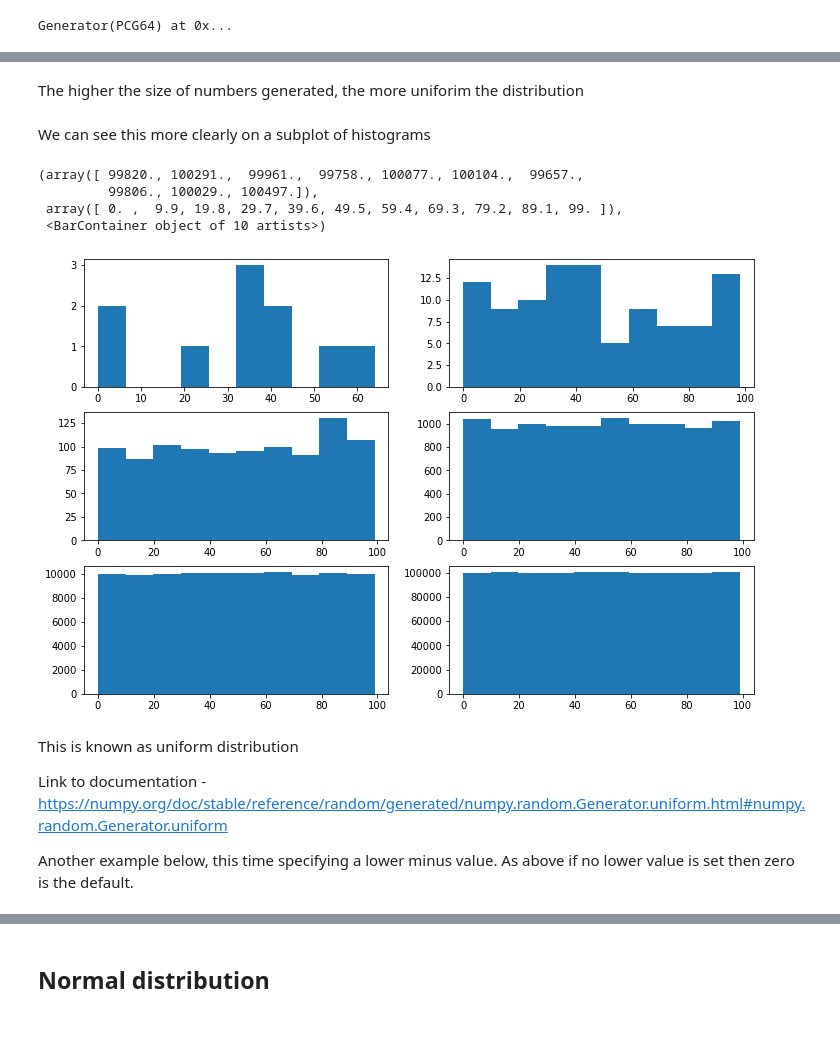
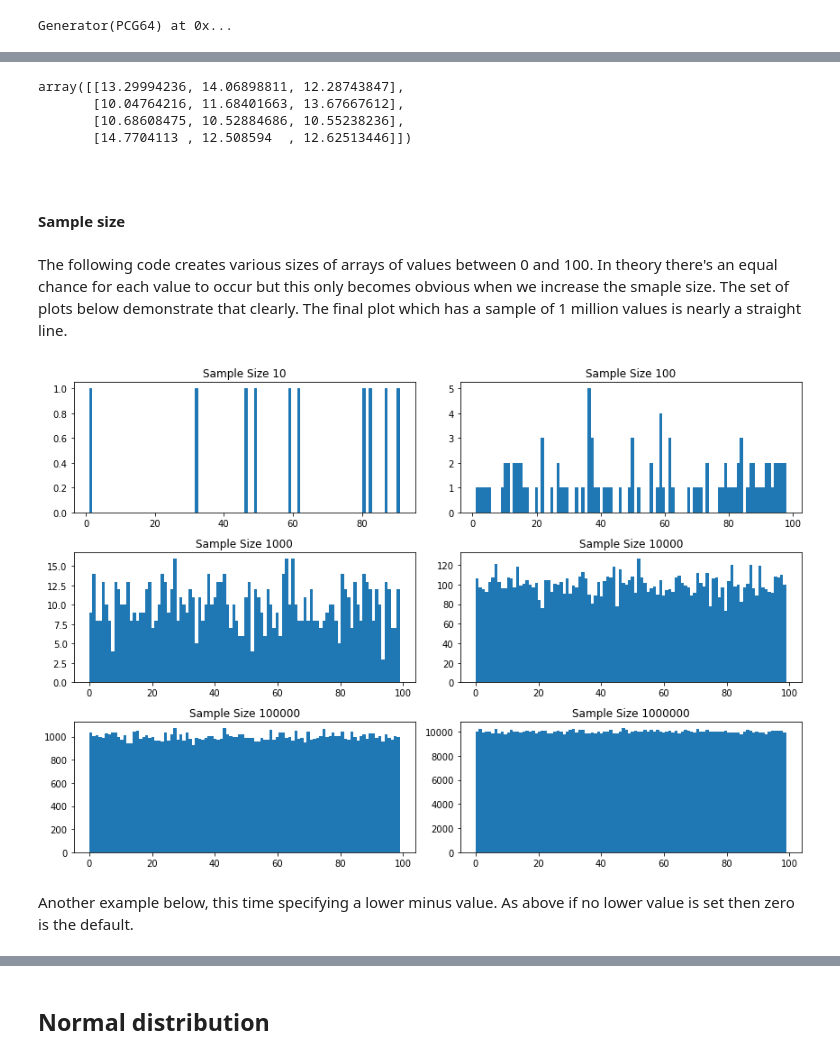
Before and after one commit to Caoimhinv/NumPy_Assignment, a Jupyter notebook: numpy.random.ipynb, the cells around one changed output, grey strips where cells are left out. Cells and saved outputs as stored; diff of their text form; code cells hidden in the pictures; blank space fills up the shorter version.

Commit message:
updating uniform and normal distributions

```diff
--- a/numpy.random.ipynb
+++ b/numpy.random.ipynb
@@ -44,5 +42,6 @@ We begin by creating a new constructor using default_rng to get a new generator.
 # %%
-rng = np.random.default_rng(0)
+# using default_rng() to get a new random number generator
+rng = np.random.default_rng()
 rng
 # %% [output]
 Generator(PCG64) at 0x...
@@ -150,3 +235,16 @@ plt.rcParams['figure.figsize']=[12,8]
+# %%
+# returns a 2D array of floating point numbers between 10.0 and 15.0
+x = rng.uniform(10, 15, size=(4, 3))
+x
+# %% [output]
+array([[13.29994236, 14.06898811, 12.28743847],
+       [10.04764216, 11.68401663, 13.67667612],
+       [10.68608475, 10.52884686, 10.55238236],
+       [14.7704113 , 12.508594  , 12.62513446]])
+# %% [markdown]
+<br>
+
+#### Sample size
 # %% [markdown]
-The higher the size of numbers generated, the more uniforim the distribution
+The following code creates various sizes of arrays of values between 0 and 100. In theory there's an equal chance for each value to occur but this only becomes obvious when we increase the smaple size. The set of plots below demonstrate that clearly. The final plot which has a sample of 1 million values is nearly a straight line.
 # %%
@@ -157,29 +255,27 @@ z = rng.integers(100, size = 1000)
 a = rng.integers(100, size = 10000)
 b = rng.integers(100, size = 100000)
 c = rng.integers(100, size = 1000000)
-# %% [markdown]
-We can see this more clearly on a subplot of histograms
 # %%
 # plt.subplots(3,2) creates 3 rows and 2 columns of plots
 # axs[0,0] etc. specifies where this plot goes in the arrangement
 fig, axs = plt.subplots(3,2)
-axs[0,0].hist(x)
-axs[0,1].hist(y)
-axs[1,0].hist(z)
-axs[1,1].hist(a)
-axs[2,0].hist(b)
-axs[2,1].hist(c)
+axs[0,0].hist(x, bins=100)
+axs[0,0].set_title('Sample Size 10')
+axs[0,1].hist(y, bins=100)
+axs[0,1].set_title('Sample Size 100')
+axs[1,0].hist(z, bins=100)
+axs[1,0].set_title('Sample Size 1000')
+axs[1,1].hist(a, bins=100)
+axs[1,1].set_title('Sample Size 10000')
+axs[2,0].hist(b, bins=100)
+axs[2,0].set_title('Sample Size 100000')
+axs[2,1].hist(c, bins=100)
+axs[2,1].set_title('Sample Size 1000000')
+# creates space between each of the subplots
+fig.tight_layout()
 # %% [output]
-(array([ 99820., 100291.,  99961.,  99758., 100077., 100104.,  99657.,
-         99806., 100029., 100497.]),
- array([ 0. ,  9.9, 19.8, 29.7, 39.6, 49.5, 59.4, 69.3, 79.2, 89.1, 99. ]),
- <BarContainer object of 10 artists>)
-[figure, old version]
+[figure, new version]
 # %% [markdown]
-This is known as uniform distribution
-
-Link to documentation - https://numpy.org/doc/stable/reference/random/generated/numpy.random.Generator.uniform.html#numpy.random.Generator.uniform
-
 Another example below, this time specifying a lower minus value. As above if no lower value is set then zero is the default.
 # %%
 # range is -1 to 0, and we're getting 1000 numbers
```
Also changed, not shown: parts of 86 cells of this notebook, 4 other files.
